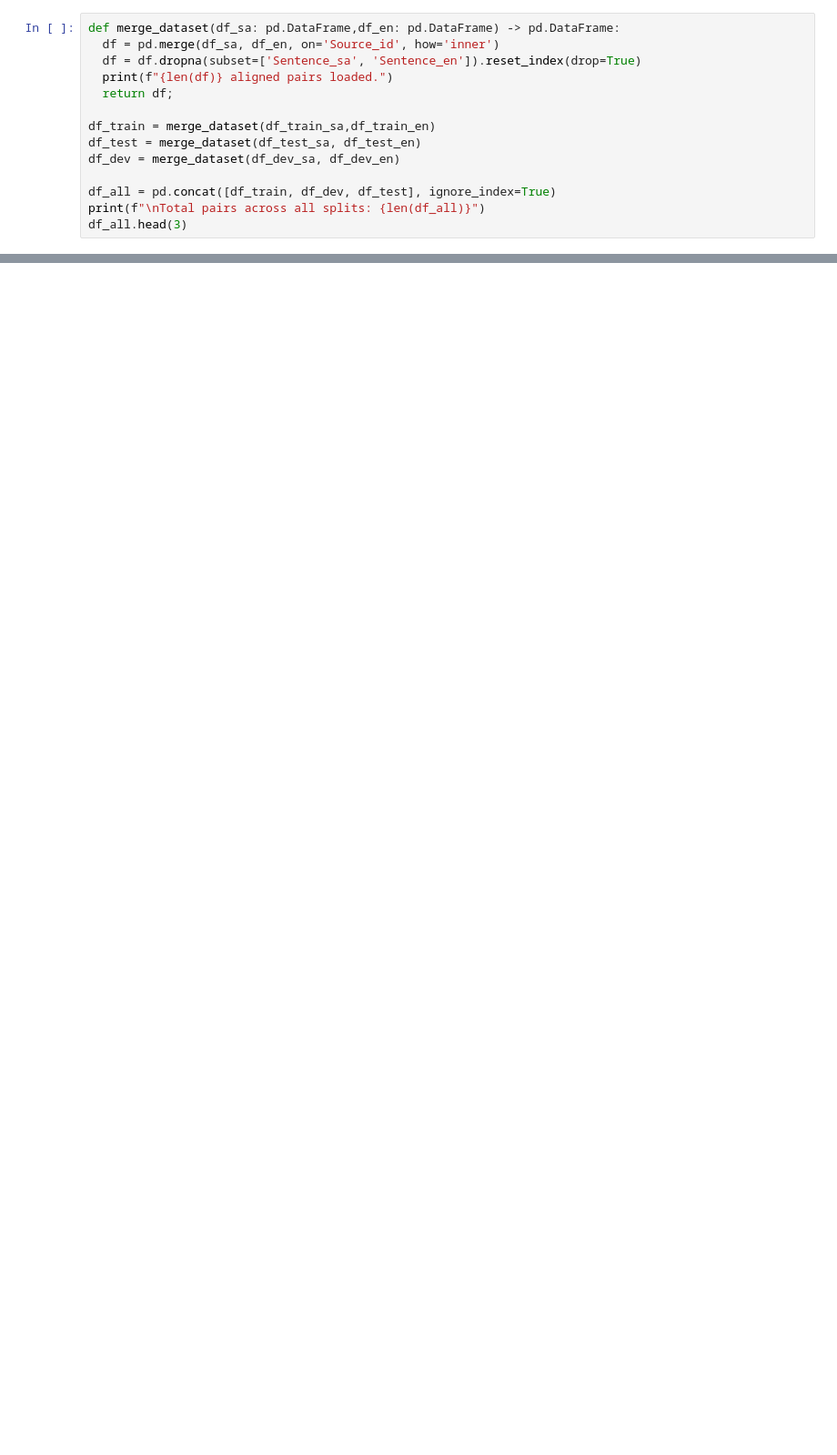
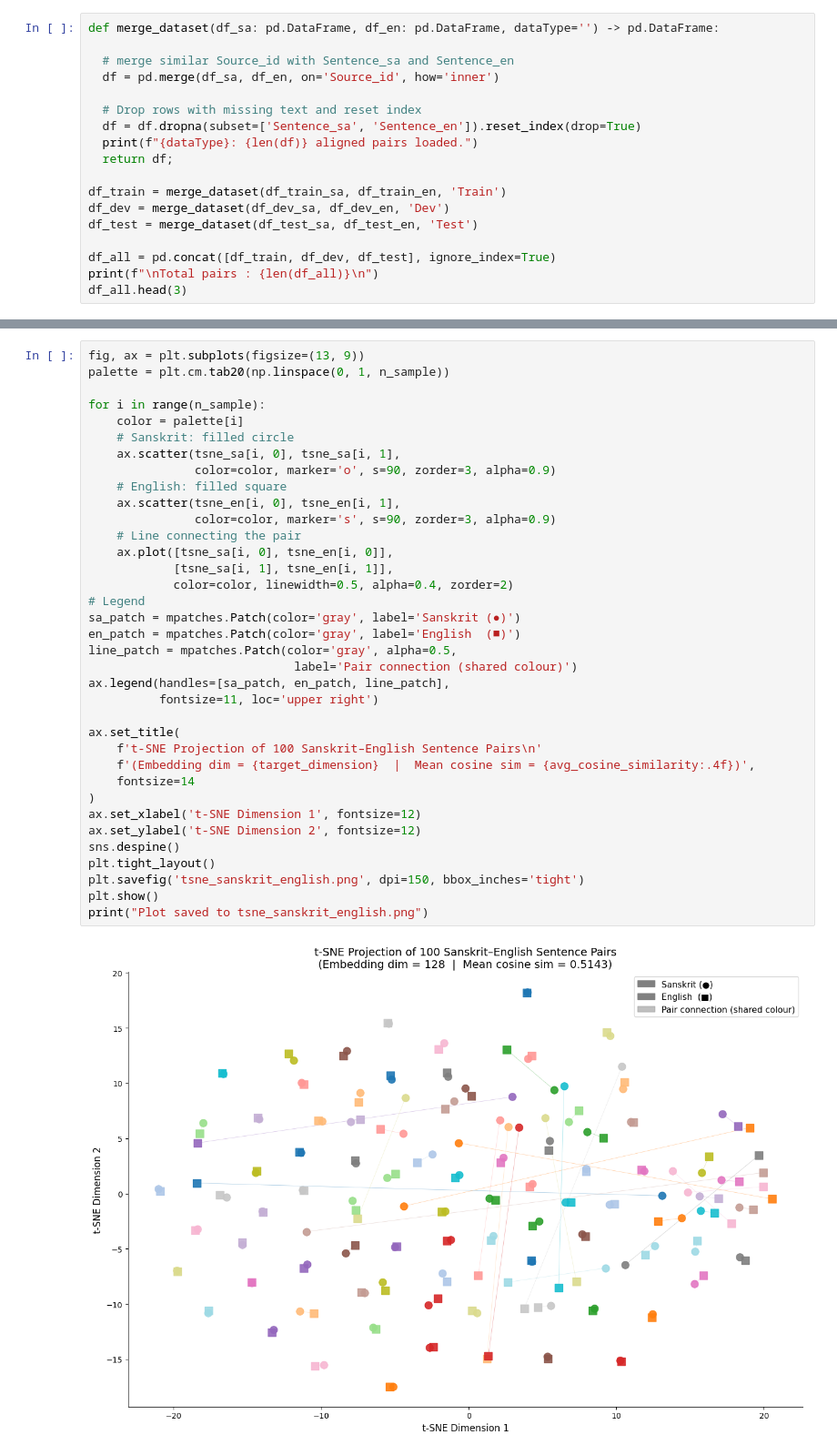
Before and after one commit to arundhatimsb/assignment, a Jupyter notebook: sentence_embeddings_sa_en.ipynb, the cells around one changed output, grey strips where cells are left out. Shown at 91% size. Drawn from its saved outputs; the diff is of its cells as text; blank space fills up the shorter version.

```diff
--- a/sentence_embeddings_sa_en.ipynb
+++ b/sentence_embeddings_sa_en.ipynb
@@ -51,15 +58,19 @@ print(df_test_sa)
 # %%
-def merge_dataset(df_sa: pd.DataFrame,df_en: pd.DataFrame) -> pd.DataFrame:
+def merge_dataset(df_sa: pd.DataFrame, df_en: pd.DataFrame, dataType='') -> pd.DataFrame:
+
+  # merge similar Source_id with Sentence_sa and Sentence_en
   df = pd.merge(df_sa, df_en, on='Source_id', how='inner')
+
+  # Drop rows with missing text and reset index
   df = df.dropna(subset=['Sentence_sa', 'Sentence_en']).reset_index(drop=True)
-  print(f"{len(df)} aligned pairs loaded.")
+  print(f"{dataType}: {len(df)} aligned pairs loaded.")
   return df;
 
-df_train = merge_dataset(df_train_sa,df_train_en)
-df_test = merge_dataset(df_test_sa, df_test_en)
-df_dev = merge_dataset(df_dev_sa, df_dev_en)
+df_train = merge_dataset(df_train_sa, df_train_en, 'Train')
+df_dev = merge_dataset(df_dev_sa, df_dev_en, 'Dev')
+df_test = merge_dataset(df_test_sa, df_test_en, 'Test')
 
 df_all = pd.concat([df_train, df_dev, df_test], ignore_index=True)
-print(f"\nTotal pairs across all splits: {len(df_all)}")
+print(f"\nTotal pairs : {len(df_all)}\n")
 df_all.head(3)
 # %% [output]
@@ -118,0 +215,38 @@ NameError: name 'np' is not defined
+# %%
+fig, ax = plt.subplots(figsize=(13, 9))
+palette = plt.cm.tab20(np.linspace(0, 1, n_sample))
+
+for i in range(n_sample):
+    color = palette[i]
+    # Sanskrit: filled circle
+    ax.scatter(tsne_sa[i, 0], tsne_sa[i, 1],
+               color=color, marker='o', s=90, zorder=3, alpha=0.9)
+    # English: filled square
+    ax.scatter(tsne_en[i, 0], tsne_en[i, 1],
+               color=color, marker='s', s=90, zorder=3, alpha=0.9)
+    # Line connecting the pair
+    ax.plot([tsne_sa[i, 0], tsne_en[i, 0]],
+            [tsne_sa[i, 1], tsne_en[i, 1]],
+            color=color, linewidth=0.5, alpha=0.4, zorder=2)
+# Legend
+sa_patch = mpatches.Patch(color='gray', label='Sanskrit (●)')
+en_patch = mpatches.Patch(color='gray', label='English  (■)')
+line_patch = mpatches.Patch(color='gray', alpha=0.5,
+                             label='Pair connection (shared colour)')
+ax.legend(handles=[sa_patch, en_patch, line_patch],
+          fontsize=11, loc='upper right')
+
+ax.set_title(
+    f't-SNE Projection of 100 Sanskrit–English Sentence Pairs\n'
+    f'(Embedding dim = {target_dimension}  |  Mean cosine sim = {avg_cosine_similarity:.4f})',
+    fontsize=14
+)
+ax.set_xlabel('t-SNE Dimension 1', fontsize=12)
+ax.set_ylabel('t-SNE Dimension 2', fontsize=12)
+sns.despine()
+plt.tight_layout()
+plt.savefig('tsne_sanskrit_english.png', dpi=150, bbox_inches='tight')
+plt.show()
+print("Plot saved to tsne_sanskrit_english.png")
+# %% [output]
+[figure, added]
```
Also changed, not shown: parts of 18 cells of this notebook.
